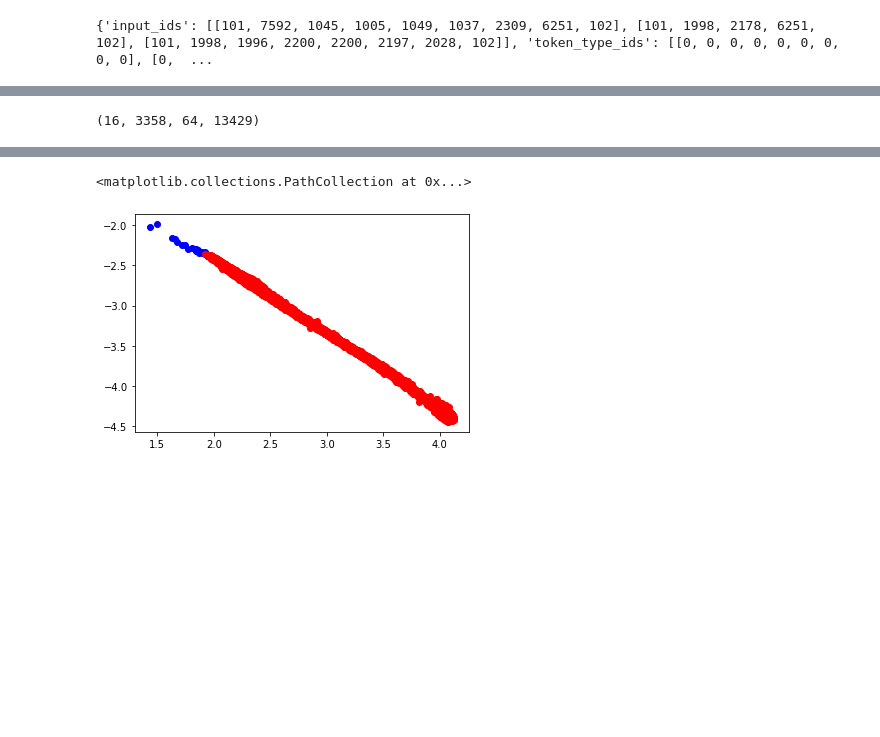
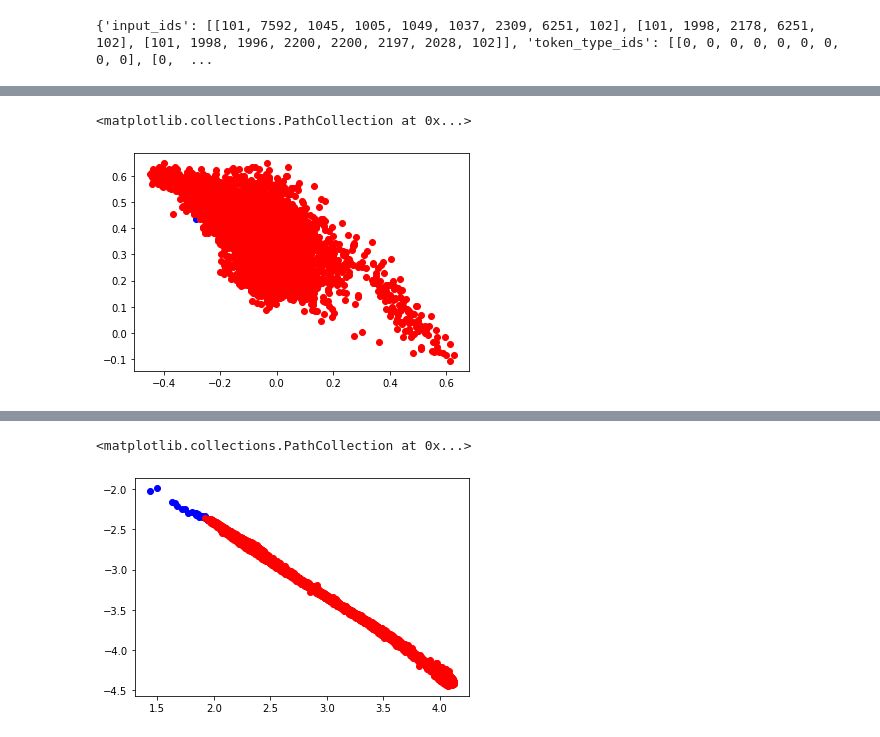
Before and after one commit to Chunhao-Li/novel-need-detection, a Jupyter notebook: notebooks/visualization.ipynb, the cells around one changed output, grey strips where cells are left out. Cells and saved outputs as stored; diff of their text form; code cells hidden in the pictures; blank space fills up the shorter version.

Commit message:
generate_v1 reuslt

```diff
--- a/notebooks/visualization.ipynb
+++ b/notebooks/visualization.ipynb
@@ -16,9 +18,10 @@ import numpy as np
 # %%
 device = torch.device('cuda')
-config = AutoConfig.from_pretrained('/home/lichunhao/novel_need/prompt1_result/', num_labels=2)
-tokenizer = AutoTokenizer.from_pretrained('/home/lichunhao/novel_need/prompt1_result/', use_fast=True)
+model_path = '/home/lichunhao/models/bert-base-uncased/'
+config = AutoConfig.from_pretrained(model_path, num_labels=2)
+tokenizer = AutoTokenizer.from_pretrained(model_path, use_fast=True)
 model = AutoModelForSequenceClassification.from_pretrained(
-    '/home/lichunhao/novel_need/prompt1_result/',
+    model_path,
     from_tf=False,
     config=config,
 )
@@ -66,8 +70,8 @@ Some weights of the model checkpoint at /home/lichunhao/novel_need/prompt1_resul
 import torch
 import pandas as pd
 # %%
-df_train = pd.read_csv('/home/lichunhao/novel_need/data/novel_train_prompt1.csv')
-df_valid = pd.read_csv('/home/lichunhao/novel_need/data/novel_valid_prompt1.csv')
+df_train = pd.read_csv('/home/lichunhao/novel_need/data/novel_train_generate_v1.csv')
+df_valid = pd.read_csv('/home/lichunhao/novel_need/data/novel_valid_generate_v1.csv')
 # %%
 pos_sentences = []
 neg_sentences = []
@@ -81,14 +85,12 @@ for _,row in df_valid.iterrows():
 
 
 for _,row in df_train.iterrows():
+    if not isinstance(row['sentence1'], str):
+        continue
     if row['label']==0:
         neg_sentences2.append(row['sentence1'])
     else:
         pos_sentences2.append(row['sentence1'])
-# %%
-len(pos_sentences), len(neg_sentences), len(pos_sentences2), len(neg_sentences2)
-# %% [output]
-(16, 3358, 64, 13429)
 # %%
 from tqdm import tqdm
 pos_embeddings=[]
@@ -123,3 +125,14 @@ import matplotlib.pyplot as plt
 # plt.scatter(neg_embedded[:,0], neg_embedded[:, 1], c='red')
 # # plt.scatter(pos_embeddings[:,0], pos_embeddings[:, 1], c='blue')
 # # plt.scatter(neg_embeddings[:,0], neg_embeddings[:, 1], c='red')
+# %%
+## generate_v1 vanilla model
+fig = plt.figure()
+ax = plt.subplot(111)
+# plt.scatter(pos_embedded[:,0], pos_embedded[:, 1], c='blue')
+# plt.scatter(neg_embedded[:,0], neg_embedded[:, 1], c='red')
+plt.scatter(pos_embeddings[:,0], pos_embeddings[:, 1], c='blue')
+plt.scatter(neg_embeddings[:,0], neg_embeddings[:, 1], c='red')
+# %% [output]
+<matplotlib.collections.PathCollection at 0x...>
+[figure, added]
```
Also changed, not shown: parts of 4 cells of this notebook, 9 other files.
